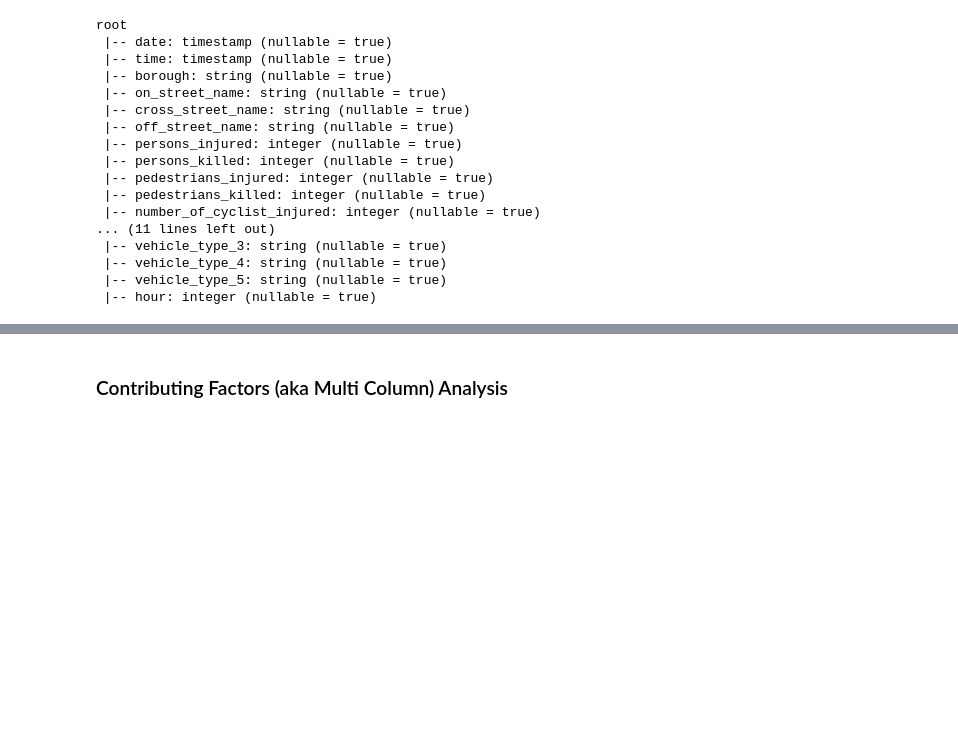
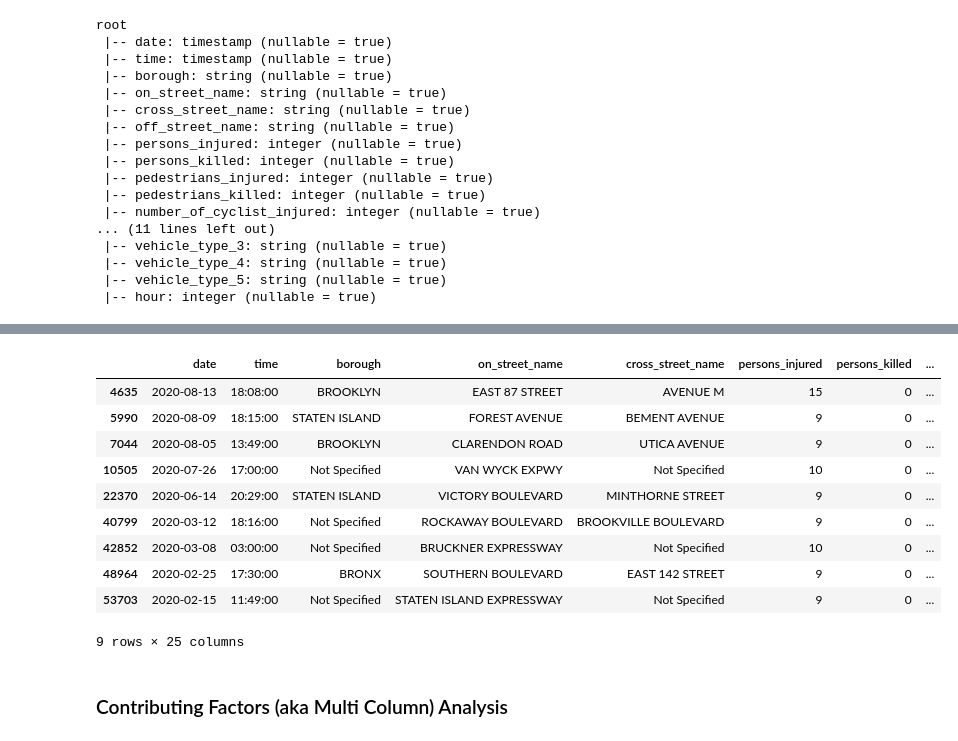
Before and after one commit to smartestnerdfromtown/NYC-Traffic-Accidents, a Jupyter notebook: analysis.ipynb, the cells around one changed output, grey strips where cells are left out. Cells and saved outputs as stored; diff of their text form; code cells hidden in the pictures; blank space fills up the shorter version.

```diff
--- a/analysis.ipynb
+++ b/analysis.ipynb
@@ -616,7 +796,7 @@ root
  |-- vehicle_type_5: string (nullable = true)
  |-- hour: integer (nullable = true)
 # %%
-def someone_injured(injured_people: int, limit: int = 100) -> Optional[DataFrame]:
+def someone_injured_sql(injured_people: int, limit: int = 100) -> Optional[DataFrame]:
     """
     Select crash data with a specific number of injured people.
 
@@ -659,7 +839,7 @@ def someone_injured(injured_people: int, limit: int = 100) -> Optional[DataFrame
 
     return result
 # %%
-result = someone_injured(
+result = someone_injured_sql(
     injured_people=2,
     limit=20
 )
@@ -686,3 +859,54 @@ result.show()
+# %%
+def someone_injured_pandas(injured_people: int, limit: int = 100) -> Optional[DataFrame]:
+    """
+    Select crash data with a specific number of injured people using pandas.
+
+    Parameters:
+    -----------
+    injured_people : int
+        Number of people who was injured
+    limit : int, default=100
+        Maximum number of rows to return
+
+    Returns:
+    --------
+    DataFrame or None
+        Filtered DataFrame or None if error occurs
+    """
+
+    # Input validation.
+    if not injured_people or not isinstance(injured_people, int):
+        print("Error: Number of injured people must be non-empty and Integer")
+        return None
+
+    try:
+        result = df_pandas[
+            (df_pandas['persons_injured'] > injured_people) |
+            (df_pandas['pedestrians_injured'] > injured_people) |
+            (df_pandas['number_of_cyclist_injured'] > injured_people) |
+            (df_pandas['number_of_motorist_injured'] > injured_people)
+        ].head(limit)
+
+    except Exception as e:
+        print(f"Bro, something bad happened: {e}")
+        print("Returning None")
+        return None
+
+    return result
+# %%
+someone_injured_pandas(injured_people=8, limit=100)
+# %% [output]
+|  | date | time | borough | on_street_name | cross_street_name | persons_injured | persons_killed | ... |
+| 4635 | 2020-08-13 | 18:08:00 | BROOKLYN | EAST 87 STREET | AVENUE M | 15 | 0 | ... |
+| 5990 | 2020-08-09 | 18:15:00 | STATEN ISLAND | FOREST AVENUE | BEMENT AVENUE | 9 | 0 | ... |
+| 7044 | 2020-08-05 | 13:49:00 | BROOKLYN | CLARENDON ROAD | UTICA AVENUE | 9 | 0 | ... |
+| 10505 | 2020-07-26 | 17:00:00 | Not Specified | VAN WYCK EXPWY | Not Specified | 10 | 0 | ... |
+| 22370 | 2020-06-14 | 20:29:00 | STATEN ISLAND | VICTORY BOULEVARD | MINTHORNE STREET | 9 | 0 | ... |
+| 40799 | 2020-03-12 | 18:16:00 | Not Specified | ROCKAWAY BOULEVARD | BROOKVILLE BOULEVARD | 9 | 0 | ... |
+| 42852 | 2020-03-08 | 03:00:00 | Not Specified | BRUCKNER EXPRESSWAY | Not Specified | 10 | 0 | ... |
+| 48964 | 2020-02-25 | 17:30:00 | BRONX | SOUTHERN BOULEVARD | EAST 142 STREET | 9 | 0 | ... |
+| 53703 | 2020-02-15 | 11:49:00 | Not Specified | STATEN ISLAND EXPRESSWAY | Not Specified | 9 | 0 | ... |
+9 rows × 25 columns
 # %% [markdown]
 ### Contributing Factors (aka Multi Column) Analysis
 # %%
```
Also changed, not shown: parts of 24 cells of this notebook, 2 other files.
